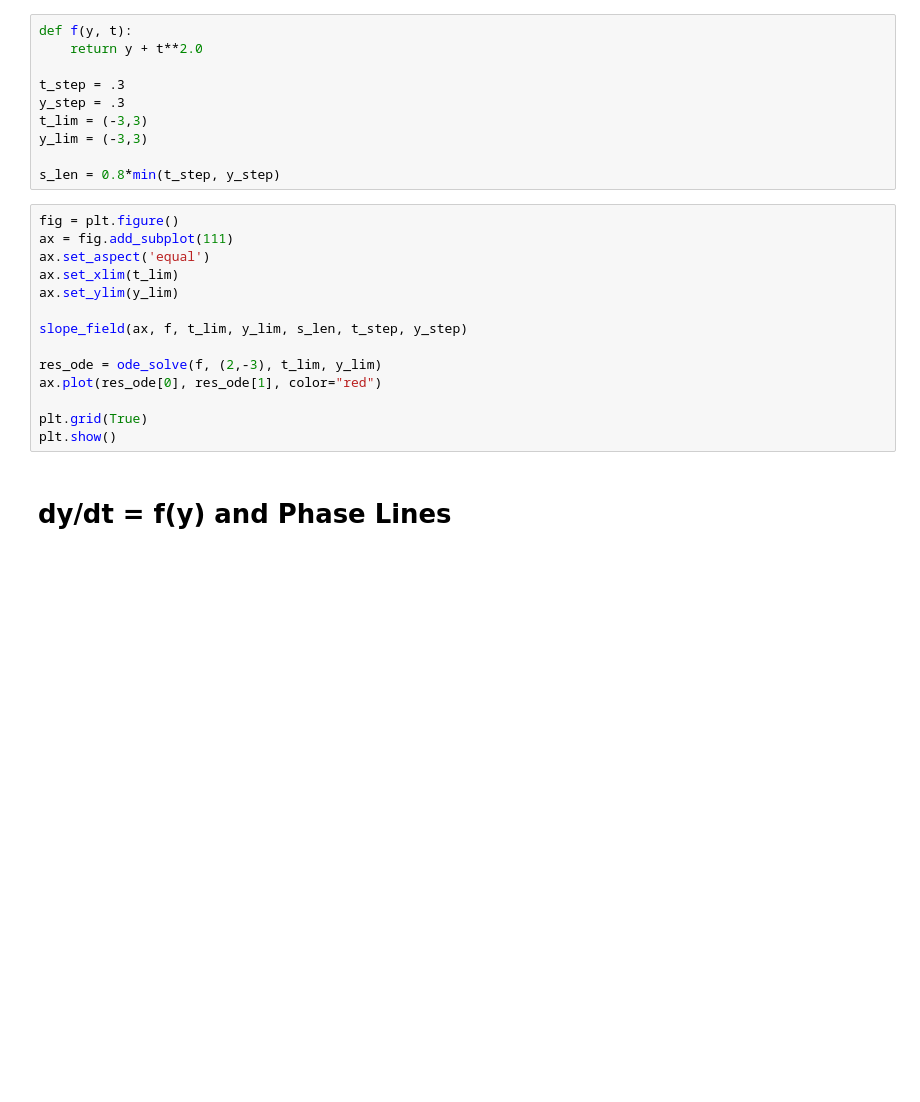
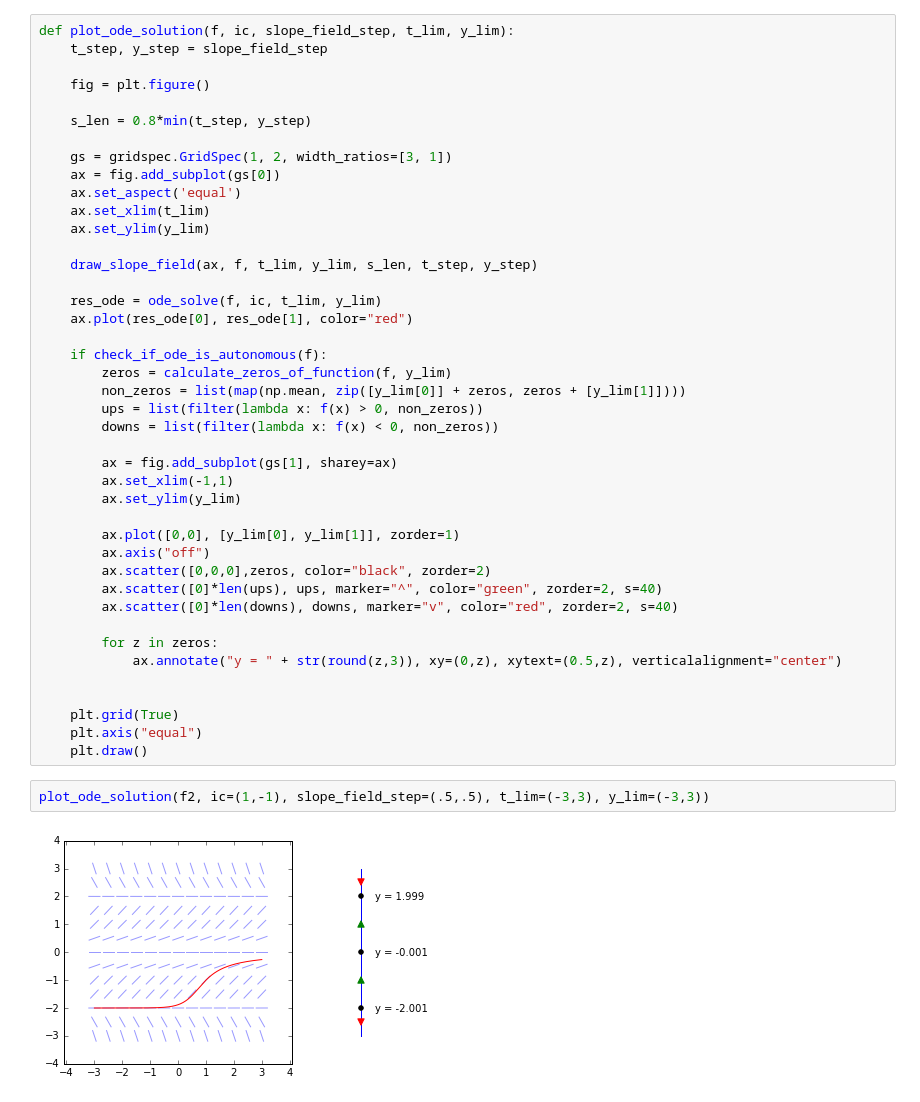
Before and after one commit to joyofdata/differential-equations, a Jupyter notebook: playground.ipynb, the cells around one changed output. Saved outputs shown, nothing was run; the diff lists cells and outputs as text; blank space fills up the shorter version.

```diff
--- a/playground.ipynb
+++ b/playground.ipynb
@@ -43,27 +84,47 @@ def ode_solve(f, ic, t_lim, y_lim, t_del=0.1):
     return (ts, res)
-# %%
-def f(y, t):
-    return y + t**2.0
-
-t_step = .3
-y_step = .3
-t_lim = (-3,3)
-y_lim = (-3,3)
-
-s_len = 0.8*min(t_step, y_step)
-# %%
-fig = plt.figure()
-ax = fig.add_subplot(111)
-ax.set_aspect('equal')
-ax.set_xlim(t_lim)
-ax.set_ylim(y_lim)
-
-slope_field(ax, f, t_lim, y_lim, s_len, t_step, y_step)
-
-res_ode = ode_solve(f, (2,-3), t_lim, y_lim)
-ax.plot(res_ode[0], res_ode[1], color="red")
-
-plt.grid(True)
-plt.show()
-# %% [markdown]
-# dy/dt = f(y) and Phase Lines
+# %%
+def plot_ode_solution(f, ic, slope_field_step, t_lim, y_lim):
+    t_step, y_step = slope_field_step
+
+    fig = plt.figure()
+
+    s_len = 0.8*min(t_step, y_step)
+
+    gs = gridspec.GridSpec(1, 2, width_ratios=[3, 1])
+    ax = fig.add_subplot(gs[0])
+    ax.set_aspect('equal')
+    ax.set_xlim(t_lim)
+    ax.set_ylim(y_lim)
+
+    draw_slope_field(ax, f, t_lim, y_lim, s_len, t_step, y_step)
+
+    res_ode = ode_solve(f, ic, t_lim, y_lim)
+    ax.plot(res_ode[0], res_ode[1], color="red")
+
+    if check_if_ode_is_autonomous(f):
+        zeros = calculate_zeros_of_function(f, y_lim)
+        non_zeros = list(map(np.mean, zip([y_lim[0]] + zeros, zeros + [y_lim[1]])))
+        ups = list(filter(lambda x: f(x) > 0, non_zeros))
+        downs = list(filter(lambda x: f(x) < 0, non_zeros))
+
+        ax = fig.add_subplot(gs[1], sharey=ax)
+        ax.set_xlim(-1,1)
+        ax.set_ylim(y_lim)
+
+        ax.plot([0,0], [y_lim[0], y_lim[1]], zorder=1)
+        ax.axis("off")
+        ax.scatter([0,0,0],zeros, color="black", zorder=2)
+        ax.scatter([0]*len(ups), ups, marker="^", color="green", zorder=2, s=40)
+        ax.scatter([0]*len(downs), downs, marker="v", color="red", zorder=2, s=40)
+
+        for z in zeros:
+            ax.annotate("y = " + str(round(z,3)), xy=(0,z), xytext=(0.5,z), verticalalignment="center")
+
+
+    plt.grid(True)
+    plt.axis("equal")
+    plt.draw()
+# %%
+plot_ode_solution(f2, ic=(1,-1), slope_field_step=(.5,.5), t_lim=(-3,3), y_lim=(-3,3))
+# %% [output]
+[figure, added]
```
Also changed, not shown: parts of 9 cells of this notebook.
